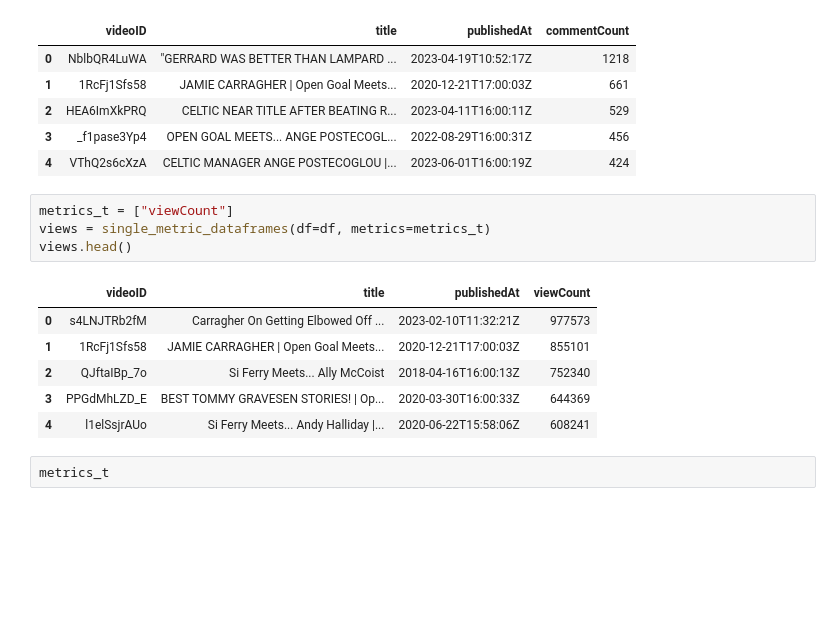
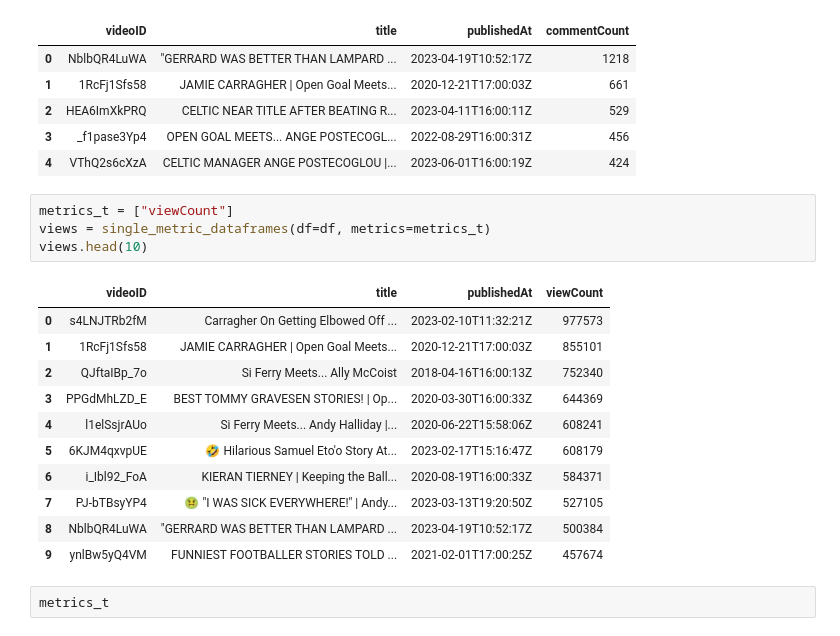
Before and after one commit to JonR45/OpenGoal, a Jupyter notebook: notebooks/4_1_single_metric_df.ipynb, the cells around one changed output. Drawn from its saved outputs; the diff is of its cells as text; blank space fills up the shorter version.

```diff
--- a/notebooks/4_1_single_metric_df.ipynb
+++ b/notebooks/4_1_single_metric_df.ipynb
@@ -169,14 +169,19 @@ df_test_comments.head()
 # %%
 metrics_t = ["viewCount"]
 views = single_metric_dataframes(df=df, metrics=metrics_t)
-views.head()
+views.head(10)
 # %% [output]
 |  | videoID | title | publishedAt | viewCount |
 | 0 | s4LNJTRb2fM | Carragher On Getting Elbowed Off ... | 2023-02-10T11:32:21Z | 977573 |
 | 1 | 1RcFj1Sfs58 | JAMIE CARRAGHER | Open Goal Meets... | 2020-12-21T17:00:03Z | 855101 |
 | 2 | QJftaIBp_7o | Si Ferry Meets... Ally McCoist | 2018-04-16T16:00:13Z | 752340 |
 | 3 | PPGdMhLZD_E | BEST TOMMY GRAVESEN STORIES! | Op... | 2020-03-30T16:00:33Z | 644369 |
 | 4 | l1elSsjrAUo | Si Ferry Meets... Andy Halliday |... | 2020-06-22T15:58:06Z | 608241 |
+| 5 | 6KJM4qxvpUE | 🤣 Hilarious Samuel Eto'o Story At... | 2023-02-17T15:16:47Z | 608179 |
+| 6 | i_Ibl92_FoA | KIERAN TIERNEY | Keeping the Ball... | 2020-08-19T16:00:33Z | 584371 |
+| 7 | PJ-bTBsyYP4 | 🤢 "I WAS SICK EVERYWHERE!" | Andy... | 2023-03-13T19:20:50Z | 527105 |
+| 8 | NblbQR4LuWA | "GERRARD WAS BETTER THAN LAMPARD ... | 2023-04-19T10:52:17Z | 500384 |
+| 9 | ynlBw5yQ4VM | FUNNIEST FOOTBALLER STORIES TOLD ... | 2021-02-01T17:00:25Z | 457674 |
 # %%
 metrics_t
 # %% [output]
```
Also changed, not shown: 3 other files.
